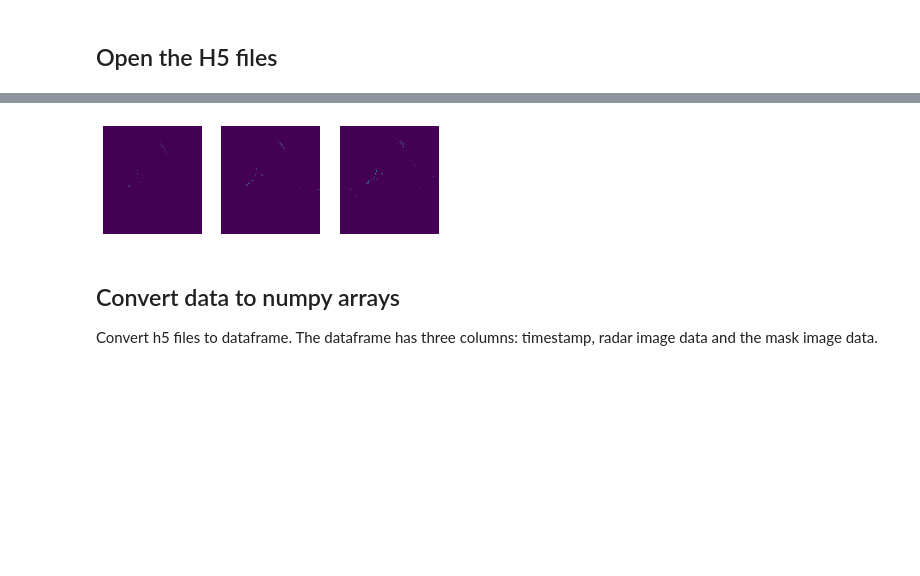
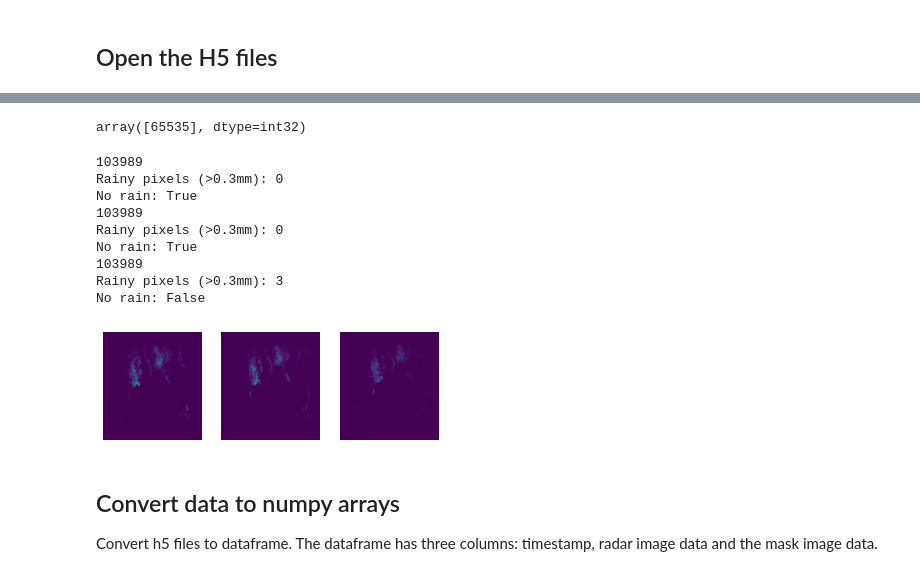
Before and after one commit to KoertS/precipitation-nowcasting-using-GANs, a Jupyter notebook: precipitation_forecasting/preprocess_data_rtcor.ipynb, the cells around one changed output, grey strips where cells are left out. Drawn from its saved outputs; the diff is of its cells as text; code cells hidden in the pictures; blank space fills up the shorter version.

Commit message:
Corrected the no rain threshold

```diff
--- a/precipitation_forecasting/preprocess_data_rtcor.ipynb
+++ b/precipitation_forecasting/preprocess_data_rtcor.ipynb
@@ -129,0 +201,4 @@ From 2018-12-19 08:00:00 till 2021-02-22 08:00:00
+# %%
+rdr['image1']['calibration'].attrs['calibration_out_of_image']
+# %% [output]
+array([65535], dtype=int32)
@@ -130,22 +207,35 @@ From 2018-12-19 08:00:00 till 2021-02-22 08:00:00
 # %%
 # plot 3 images with interval of 3 (=15m) between them
 fig = plt.figure()
 for i in range(0,9,3):
-    path_file = path_ds  + '/' + radar_scans[i]
+    path_file = path_ds  + '/' + radar_scans[288*50+i]
 
 
     with h5py.File(path_file, 'r') as h5f:
         radar_img = h5f['image1']['image_data'][:]
 
         # Plot the radar image
         # Set the masked pixel to 0 so that difference between pixel values can be better seen
-        radar_img[radar_img==65535] = 0
-
+        print(len(radar_img[radar_img==65535]))
+        103989
+       # radar_img[radar_img==65535] = 0
+        nr_rainy_pixels = np.sum(radar_img >= 30)
+        print('Rainy pixels (>0.3mm):', nr_rainy_pixels)
+        print('No rain:', nr_rainy_pixels == 0)
         plt.subplot(1, 3, i/3 +1)
         plt.imshow(radar_img)
         plt.axis('off')
 # %% [output]
+103989
+Rainy pixels (>0.3mm): 0
+No rain: True
+103989
+Rainy pixels (>0.3mm): 0
+No rain: True
+103989
+Rainy pixels (>0.3mm): 3
+No rain: False
-[figure, old version]
+[figure, new version]
 # %% [markdown]
 ## Convert data to numpy arrays
 
```
Also changed, not shown: parts of 9 cells of this notebook.
